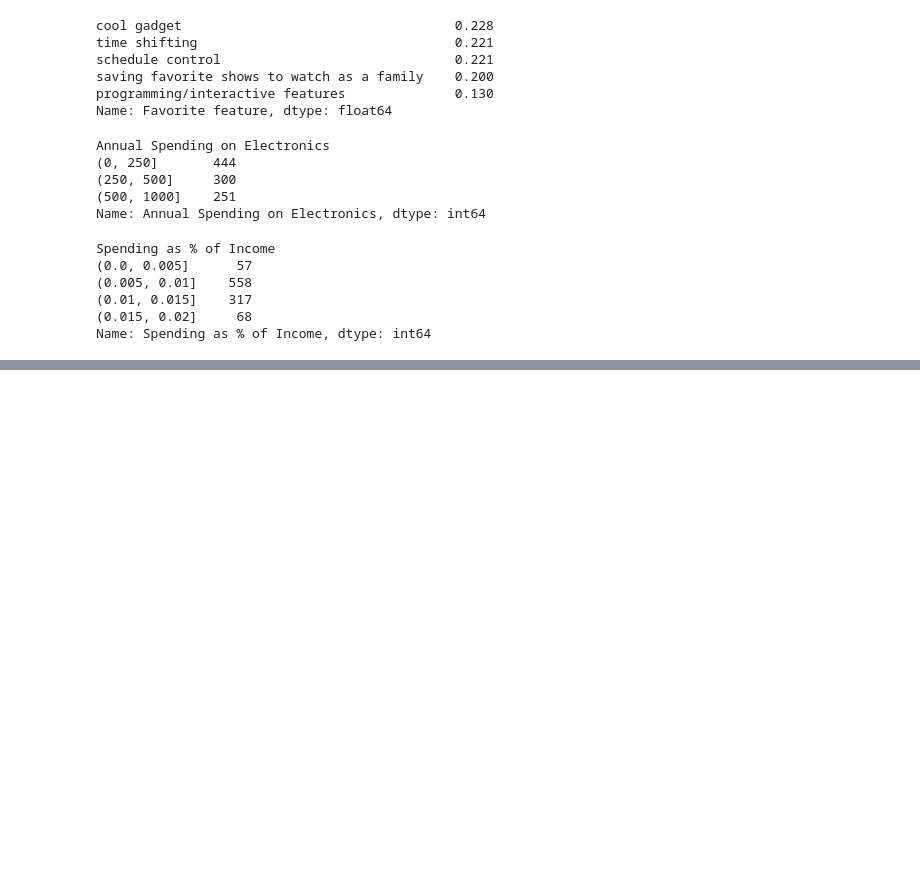
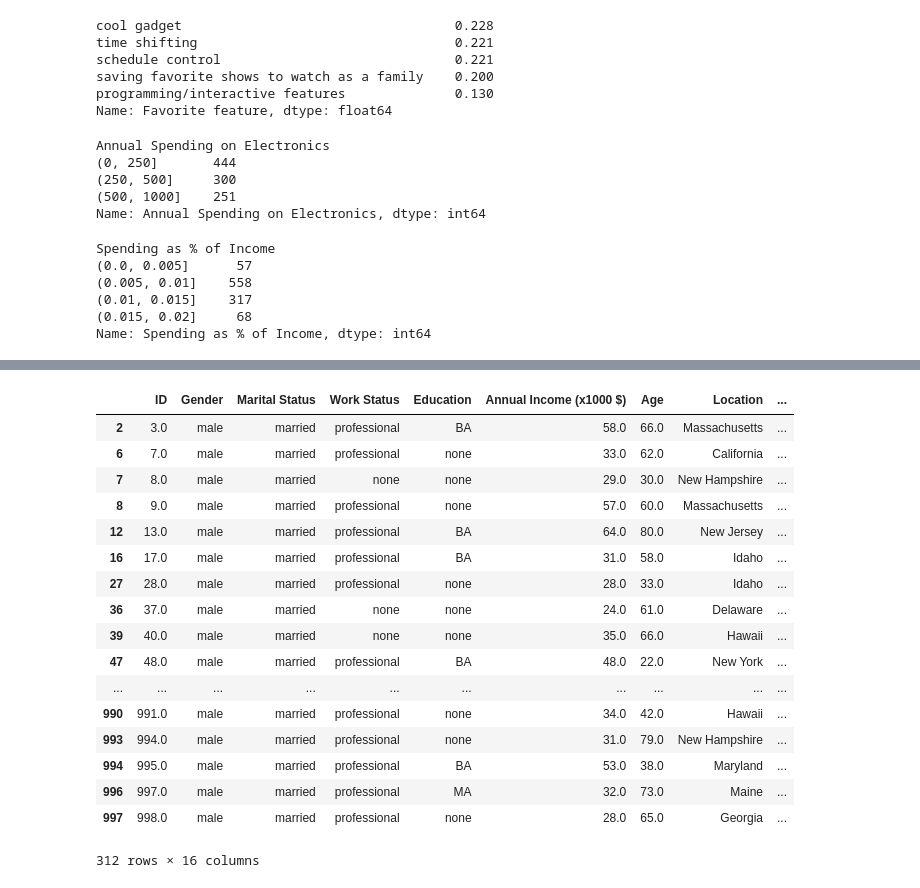
Before and after one commit to michlee1337/DataScience, a Jupyter notebook: TiVo/TiVo Segmentation.ipynb, the cells around one changed output, grey strips where cells are left out. Saved outputs shown, nothing was run; the diff lists cells and outputs as text; code cells hidden in the pictures; blank space fills up the shorter version.

```diff
--- a/TiVo/TiVo Segmentation.ipynb
+++ b/TiVo/TiVo Segmentation.ipynb
@@ -213,0 +235,21 @@ Name: Spending as % of Income, dtype: int64
+# %%
+df.loc[(df["Gender"] == "male") & (df["Marital Status"] == "married") & (df["Technology Adoption"] == "early")]
+# %% [output]
+|  | ID | Gender | Marital Status | Work Status | Education | Annual Income (x1000 $) | Age | Location | ... |
+| 2 | 3.0 | male | married | professional | BA | 58.0 | 66.0 | Massachusetts | ... |
+| 6 | 7.0 | male | married | professional | none | 33.0 | 62.0 | California | ... |
+| 7 | 8.0 | male | married | none | none | 29.0 | 30.0 | New Hampshire | ... |
+| 8 | 9.0 | male | married | professional | none | 57.0 | 60.0 | Massachusetts | ... |
+| 12 | 13.0 | male | married | professional | BA | 64.0 | 80.0 | New Jersey | ... |
+| 16 | 17.0 | male | married | professional | BA | 31.0 | 58.0 | Idaho | ... |
+| 27 | 28.0 | male | married | professional | none | 28.0 | 33.0 | Idaho | ... |
+| 36 | 37.0 | male | married | none | none | 24.0 | 61.0 | Delaware | ... |
+| 39 | 40.0 | male | married | none | none | 35.0 | 66.0 | Hawaii | ... |
+| 47 | 48.0 | male | married | professional | BA | 48.0 | 22.0 | New York | ... |
+| ... | ... | ... | ... | ... | ... | ... | ... | ... | ... |
+| 990 | 991.0 | male | married | professional | none | 34.0 | 42.0 | Hawaii | ... |
+| 993 | 994.0 | male | married | professional | none | 31.0 | 79.0 | New Hampshire | ... |
+| 994 | 995.0 | male | married | professional | BA | 53.0 | 38.0 | Maryland | ... |
+| 996 | 997.0 | male | married | professional | MA | 32.0 | 73.0 | Maine | ... |
+| 997 | 998.0 | male | married | professional | none | 28.0 | 65.0 | Georgia | ... |
+312 rows × 16 columns
```
Also changed, not shown: parts of 20 cells of this notebook, 6 other files.
